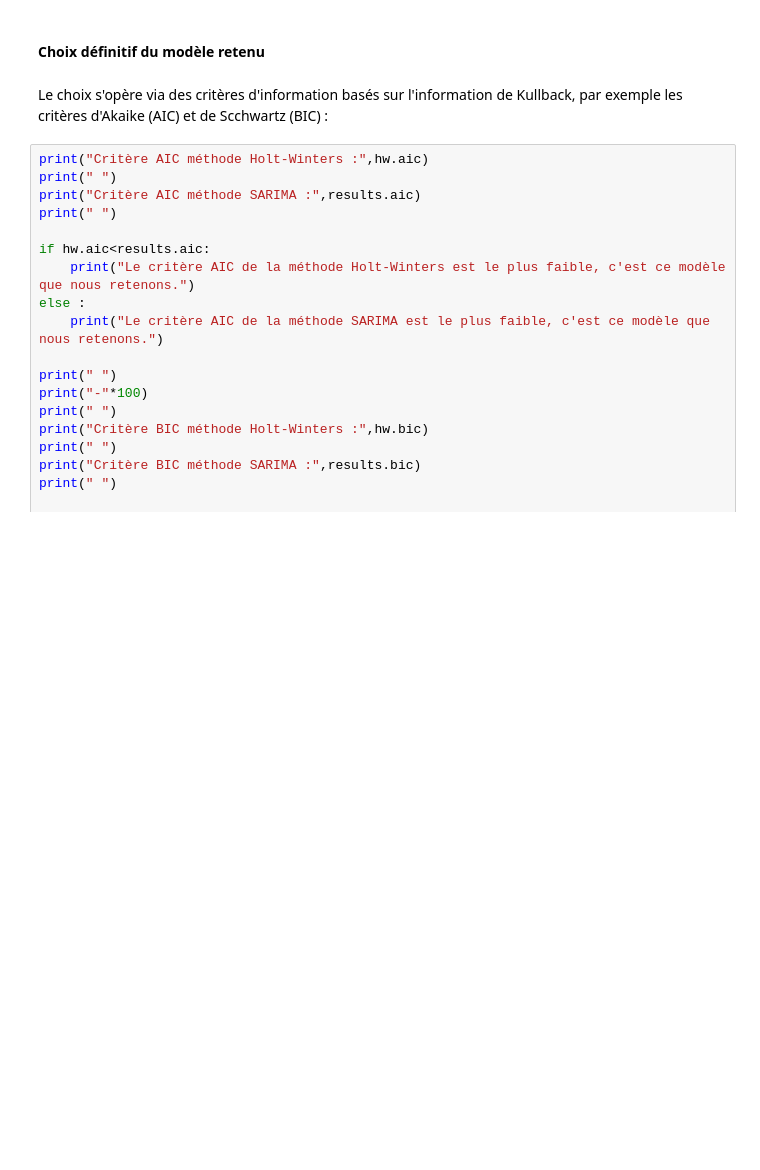
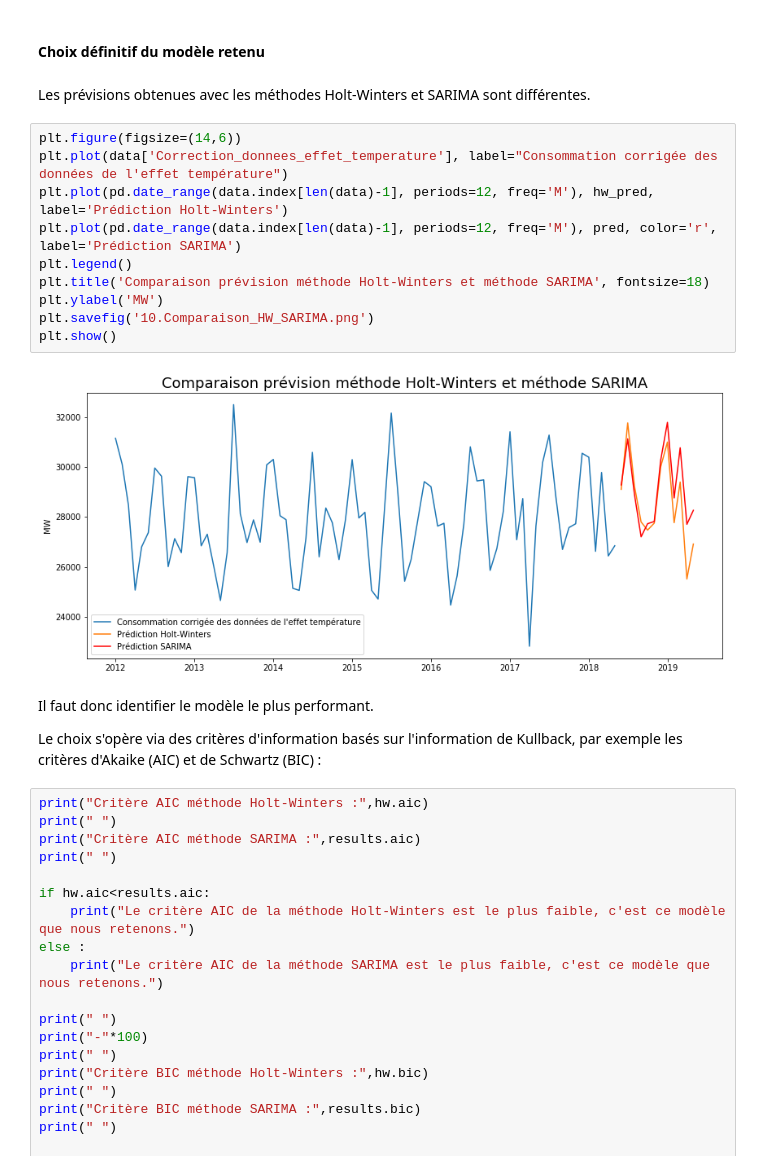
Before and after one commit to MattSioll/DataAnalyst, a Jupyter notebook: Projet 9/P9_01_code.ipynb, the cells around one changed output. Drawn from its saved outputs; the diff is of its cells as text; blank space fills up the shorter version.

```diff
--- a/Projet 9/P9_01_code.ipynb
+++ b/Projet 9/P9_01_code.ipynb
@@ -502,8 +513,24 @@ plt.show()
 Sur l'année 2017, la consommation corrigée des variations saisonnières et celle prédite par le modèle SARIMA à partir des données antérieures ont une variation très similaires. **Le modèle SARIMA est donc très fiable.**
 # %% [markdown]
 #### Choix définitif du modèle retenu
+# %% [markdown]
+Les prévisions obtenues avec les méthodes Holt-Winters et SARIMA sont différentes.
+# %%
+plt.figure(figsize=(14,6))
+plt.plot(data['Correction_donnees_effet_temperature'], label="Consommation corrigée des données de l'effet température")
+plt.plot(pd.date_range(data.index[len(data)-1], periods=12, freq='M'), hw_pred, label='Prédiction Holt-Winters')
+plt.plot(pd.date_range(data.index[len(data)-1], periods=12, freq='M'), pred, color='r', label='Prédiction SARIMA')
+plt.legend()
+plt.title('Comparaison prévision méthode Holt-Winters et méthode SARIMA', fontsize=18)
+plt.ylabel('MW')
+plt.savefig('10.Comparaison_HW_SARIMA.png')
+plt.show()
+# %% [output]
+[figure, added]
 # %% [markdown]
-Le choix s'opère via des critères d'information basés sur l'information de Kullback, par exemple les critères d'Akaike (AIC) et de Scchwartz (BIC) :
+Il faut donc identifier le modèle le plus performant.
+
+Le choix s'opère via des critères d'information basés sur l'information de Kullback, par exemple les critères d'Akaike (AIC) et de Schwartz (BIC) :
 # %%
 print("Critère AIC méthode Holt-Winters :",hw.aic)
 print(" ")
```
Also changed, not shown: parts of 4 cells of this notebook.
